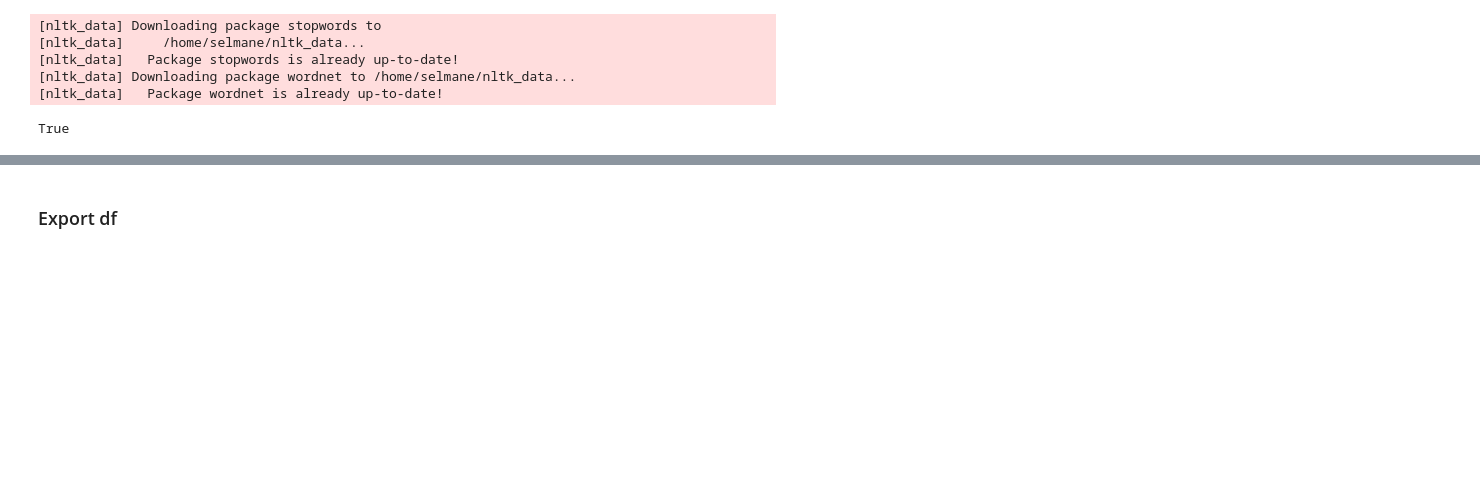
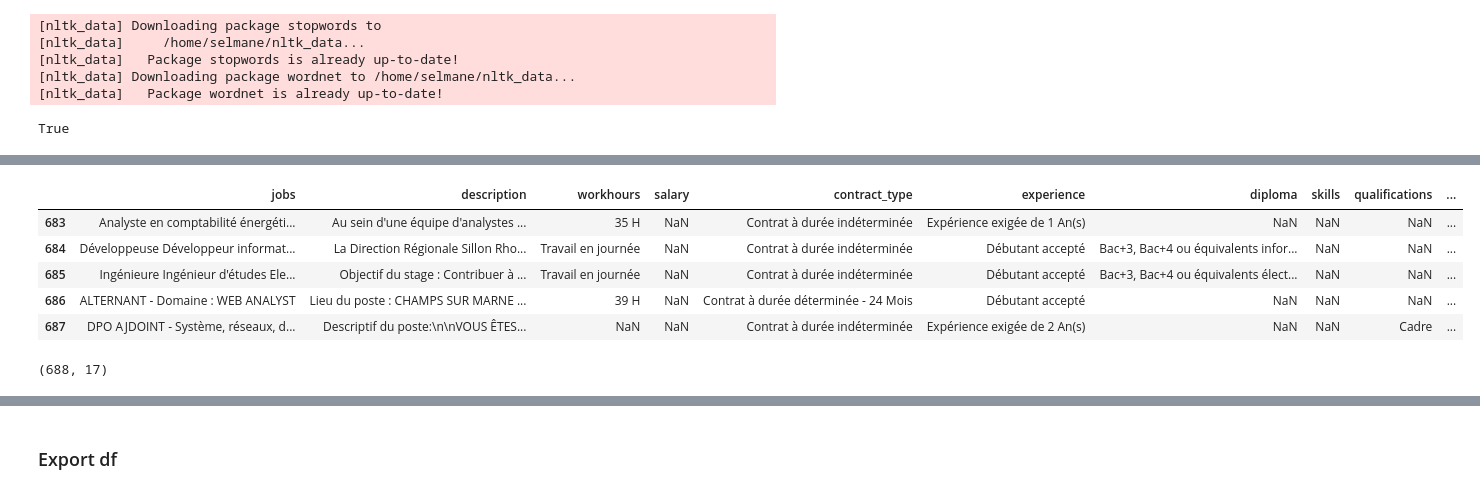
Before and after one commit to IISELII/JobFinder, a Jupyter notebook: scraping/pôle_emploi.ipynb, the cells around one changed output, grey strips where cells are left out. Cells and saved outputs as stored; diff of their text form; code cells hidden in the pictures; blank space fills up the shorter version.

```diff
--- a/scraping/pôle_emploi.ipynb
+++ b/scraping/pôle_emploi.ipynb
@@ -205,3 +223,15 @@ df = scrapping()
+# %%
+df = pd.read_csv("../data/silver/31_08_2023/jobs_data.csv")
+display(df.tail())
+print(df.shape)
+# %% [output]
+|  | jobs | description | workhours | salary | contract_type | experience | diploma | skills | qualifications | ... |
+| 683 | Analyste en comptabilité énergéti... | Au sein d'une équipe d'analystes ... | 35 H | NaN | Contrat à durée indéterminée | Expérience exigée de 1 An(s) | NaN | NaN | NaN | ... |
+| 684 | Développeuse Développeur informat... | La Direction Régionale Sillon Rho... | Travail en journée | NaN | Contrat à durée indéterminée | Débutant accepté | Bac+3, Bac+4 ou équivalents infor... | NaN | NaN | ... |
+| 685 | Ingénieure Ingénieur d'études Ele... | Objectif du stage : Contribuer à ... | Travail en journée | NaN | Contrat à durée indéterminée | Débutant accepté | Bac+3, Bac+4 ou équivalents élect... | NaN | NaN | ... |
+| 686 | ALTERNANT - Domaine : WEB ANALYST | Lieu du poste : CHAMPS SUR MARNE ... | 39 H | NaN | Contrat à durée déterminée - 24 Mois | Débutant accepté | NaN | NaN | NaN | ... |
+| 687 | DPO AJDOINT - Système, réseaux, d... | Descriptif du poste:\n\nVOUS ÊTES... | NaN | NaN | Contrat à durée indéterminée | Expérience exigée de 2 An(s) | NaN | NaN | Cadre | ... |
+(688, 17)
 # %%
 display(df.head(3))
 print(df.shape)
```
Also changed, not shown: parts of 20 cells of this notebook, 9 other files.
